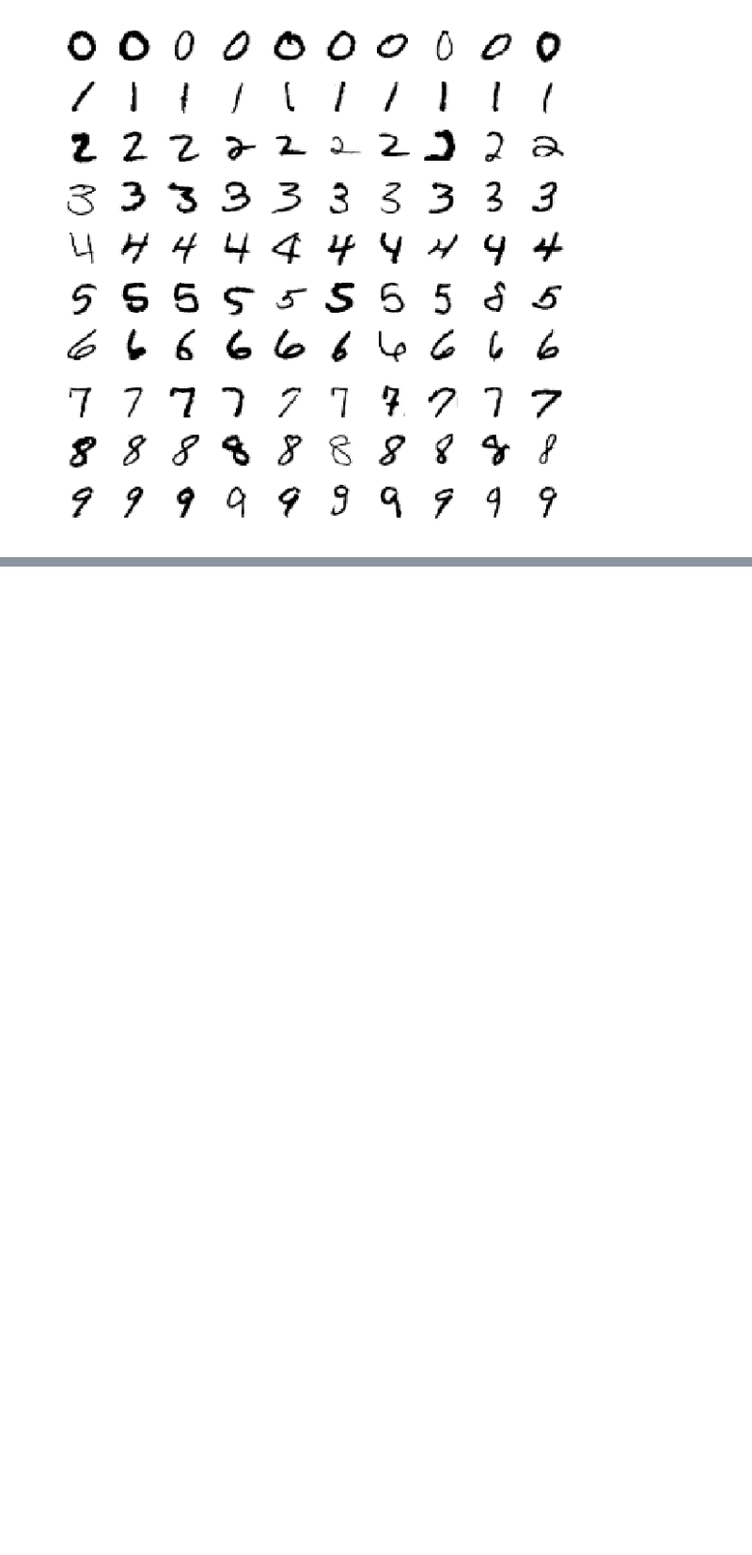
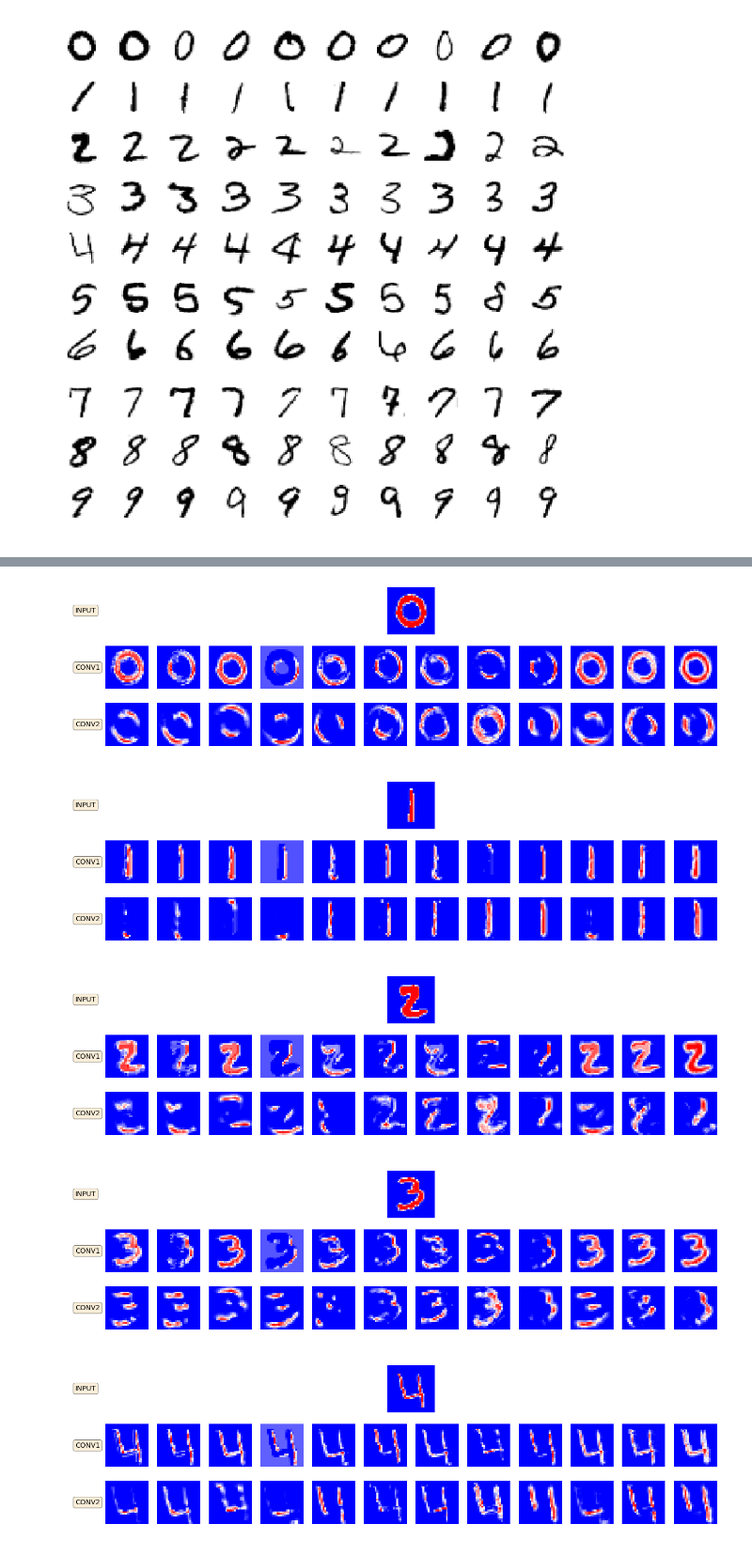
Before and after one commit to jack89roberts/kaggle-digit-recognizer, a Jupyter notebook: digit_recognizer.ipynb, the cells around one changed output, grey strips where cells are left out. Shown at 94% size. Drawn from its saved outputs; the diff is of its cells as text; code cells hidden in the pictures; blank space fills up the shorter version.

```diff
--- a/digit_recognizer.ipynb
+++ b/digit_recognizer.ipynb
@@ -31,0 +122,45 @@ for i in range(10):
+# %%
+plot_imgs = [1,2,16,9,3,8,72,6,10,11]
+
+for img_id in plot_imgs:
+    plt.figure(figsize=(24,6))
+
+    # place a text box in upper left in axes coords
+    ax = plt.subplot(3,n_filters+1,1)
+    props = dict(boxstyle='round', facecolor='wheat', alpha=0.5)
+    plt.plot([0,0],[1,1])
+    ax.text(0, 1, 'INPUT', verticalalignment='center',fontsize=14,bbox=props)
+    plt.axis('off')
+
+    # place a text box in upper left in axes coords
+    ax = plt.subplot(3,n_filters+1,n_filters+2)
+    plt.plot([0,0],[1,1])
+    ax.text(0, 1, 'CONV1', verticalalignment='center',fontsize=14,bbox=props)
+    plt.axis('off')
+
+    # place a text box in upper left in axes coords
+    ax = plt.subplot(3,n_filters+1,2*n_filters+3)
+    plt.plot([0,0],[1,1])
+    ax.text(0, 1, 'CONV2', verticalalignment='center',fontsize=14,bbox=props)
+    plt.axis('off')
+
+    plt.subplot2grid((3, n_filters+1), (0, int(n_filters/3)+1), colspan=int(n_filters/3))
+    plt.imshow(X[img_id][:,:,0])
+    plt.clim(0,1)
+    plt.axis('off')
+
+    for i in range(n_filters):
+        plt.subplot(3,n_filters+1,i+3+n_filters)
+        plt.imshow(conv1_out[img_id,:,:,i])
+        plt.axis('off')
+
+    for i in range(n_filters):
+        plt.subplot(3,n_filters+1,i+4+2*n_filters)
+        plt.imshow(conv2_out[img_id,:,:,i])
+        plt.axis('off')
+# %% [output]
+[figure, added]
+[figure, added]
+[figure, added]
+[figure, added]
+[figure, added]
```
Also changed, not shown: parts of 8 cells of this notebook.
